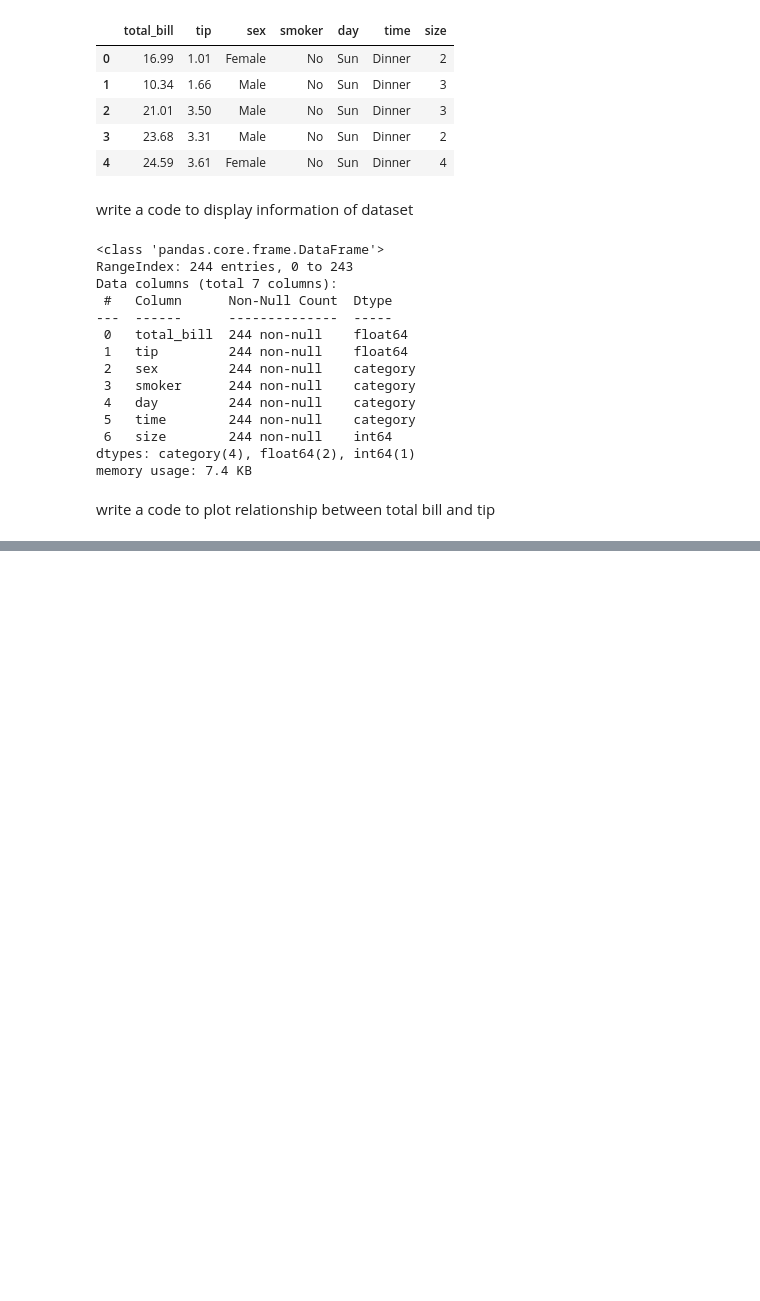
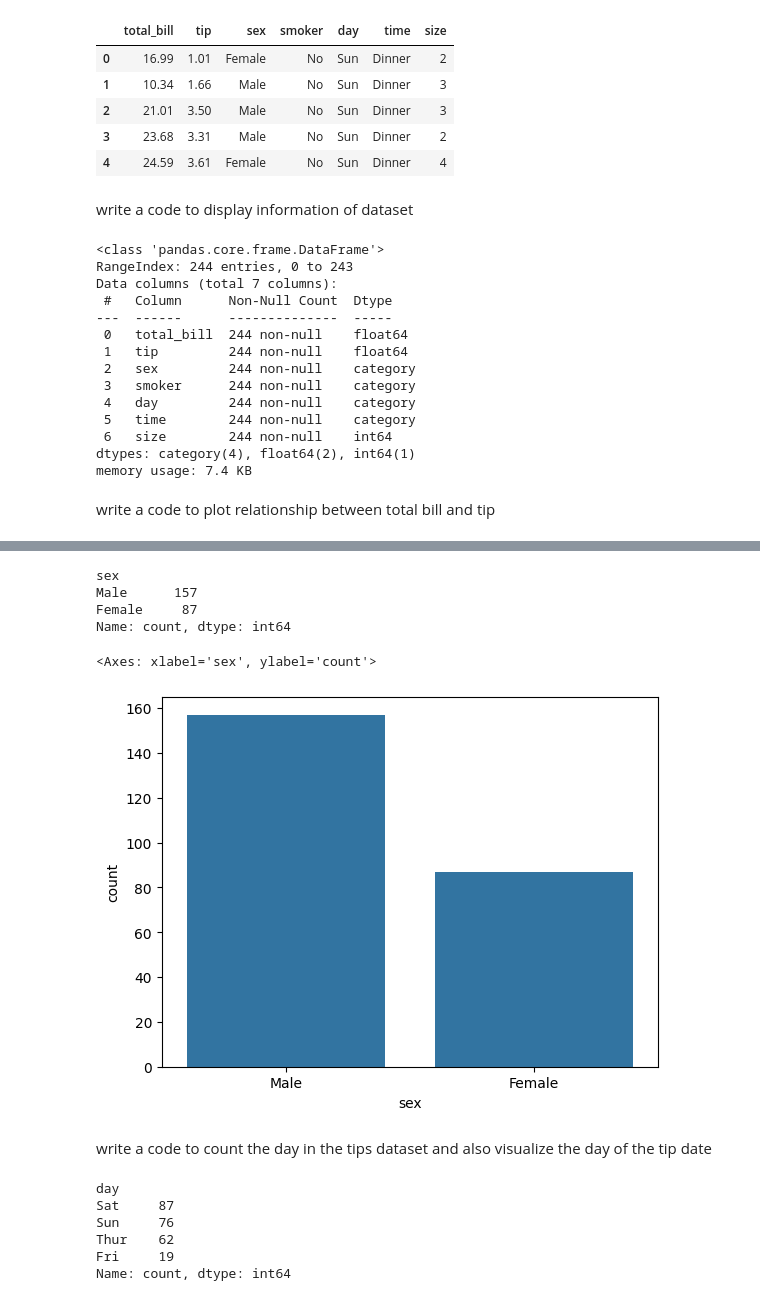
Before and after one commit to Pratyusha-Mukherjee/FSP-MachineLearning, a Jupyter notebook: day2/seaborn+pandas.ipynb, the cells around one changed output, grey strips where cells are left out. Cells and saved outputs as stored; diff of their text form; code cells hidden in the pictures; blank space fills up the shorter version.

```diff
--- a/day2/seaborn+pandas.ipynb
+++ b/day2/seaborn+pandas.ipynb
@@ -52,0 +65,23 @@ sns.relplot(data=tips, x="total_bill", y="tip", data=tp)
+# %%
+tp['sex'].value_counts()
+# %% [output]
+sex
+Male      157
+Female     87
+Name: count, dtype: int64
+# %%
+sns.countplot(x='sex',data=tp)
+# %% [output]
+<Axes: xlabel='sex', ylabel='count'>
+[figure, added]
+# %% [markdown]
+write a code to count the day in the tips dataset and also visualize the day of the tip date
+# %%
+tp['day'].value_counts()
+# %% [output]
+day
+Sat     87
+Sun     76
+Thur    62
+Fri     19
+Name: count, dtype: int64
```
Also changed, not shown: parts of 5 cells of this notebook.
